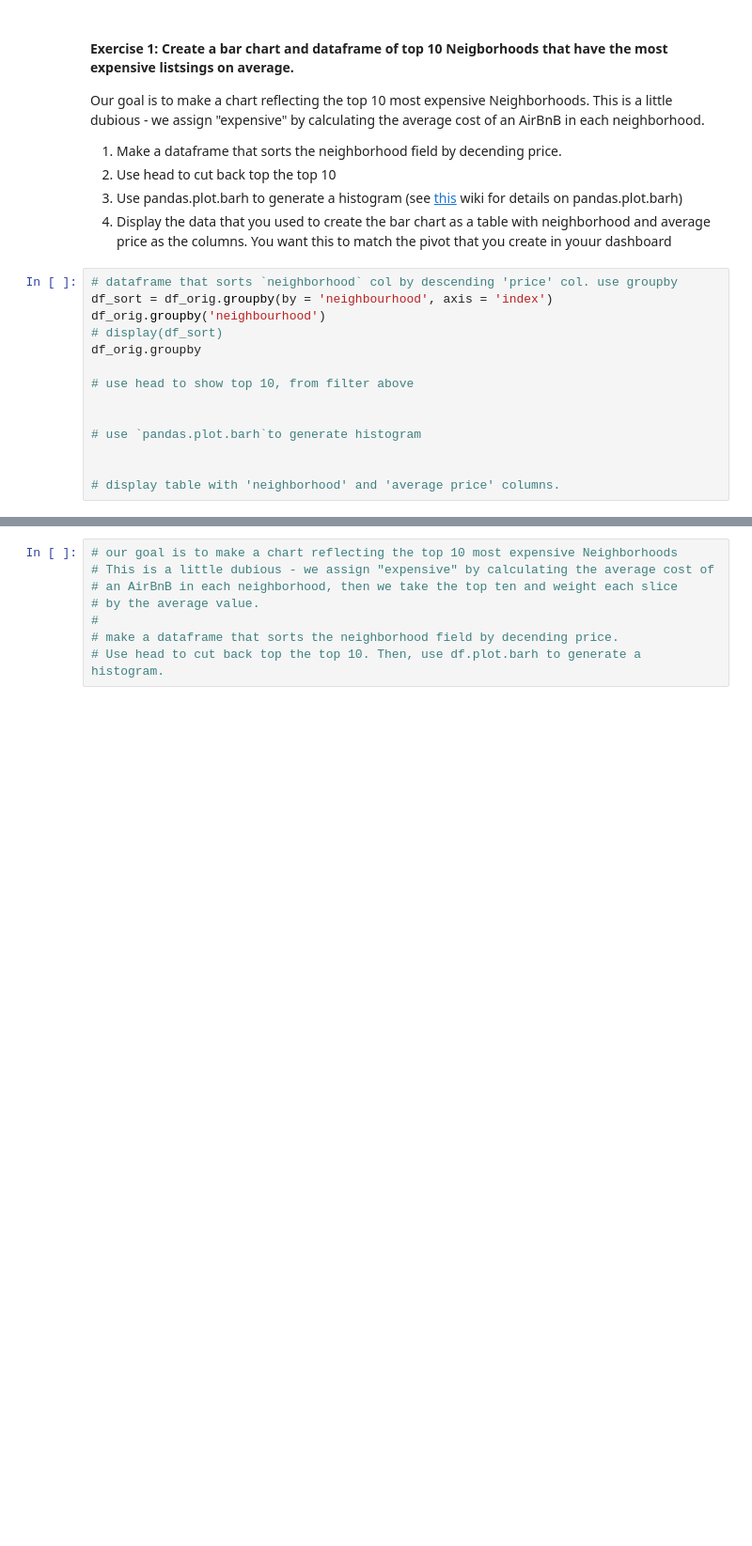
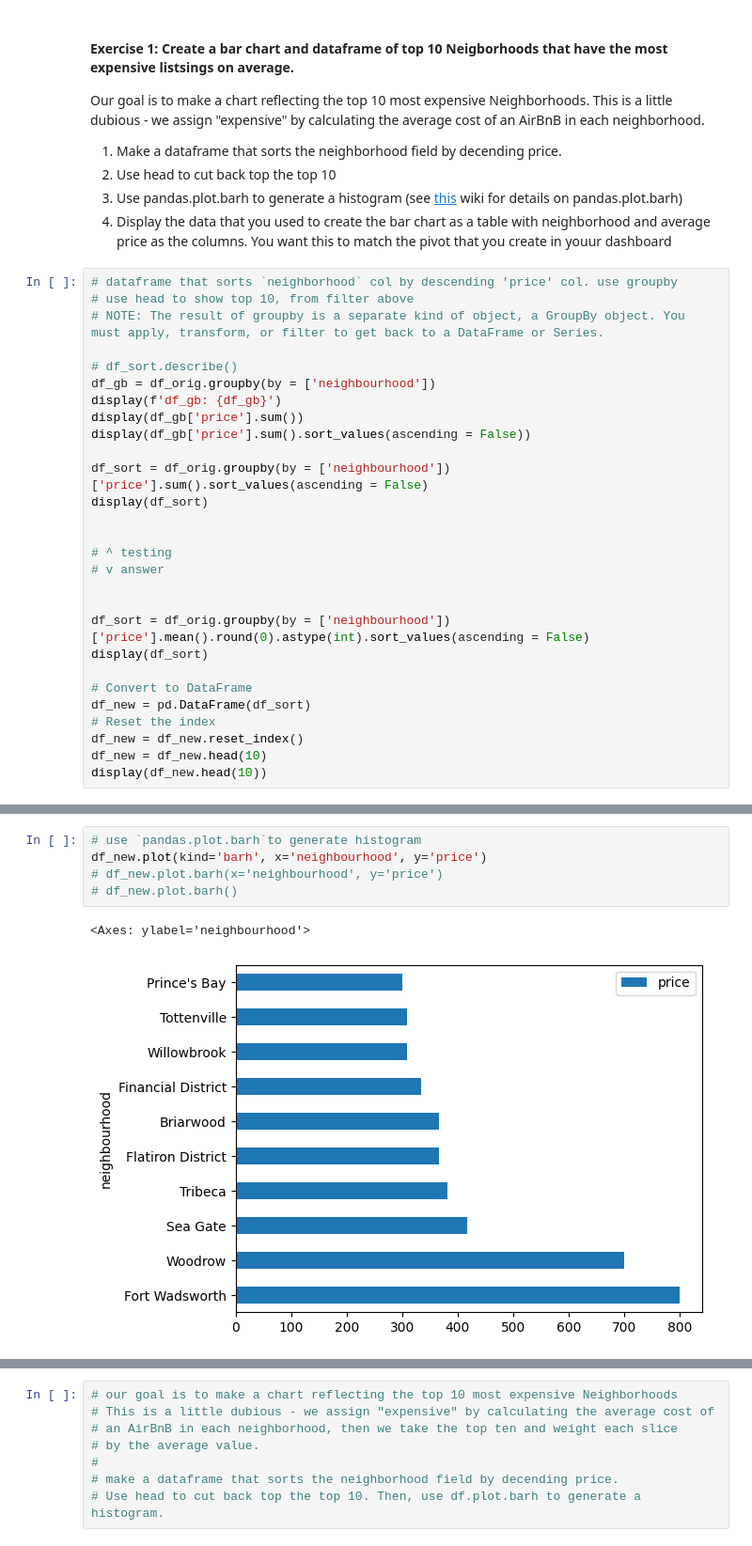
Before and after one commit to ayamonta/ds24-files, a Jupyter notebook: Week-03-Data_Analytics-Data_Viz-BI_tools/Exercise3-AT.ipynb, the cells around one changed output, grey strips where cells are left out. Shown: that part at 94% size. Cells and saved outputs as stored; diff of their text form; blank space fills up the shorter version.

```diff
--- a/Week-03-Data_Analytics-Data_Viz-BI_tools/Exercise3-AT.ipynb
+++ b/Week-03-Data_Analytics-Data_Viz-BI_tools/Exercise3-AT.ipynb
@@ -115,16 +111,30 @@ an AirBnB in each neighborhood.
 1. Display the data that you used to create the bar chart as a table with neighborhood and average price as the columns.  You want this to match the pivot that you create in youur dashboard
 # %%
 # dataframe that sorts `neighborhood` col by descending 'price' col. use groupby
-df_sort = df_orig.groupby(by = 'neighbourhood', axis = 'index')
-df_orig.groupby('neighbourhood')
-# display(df_sort)
-df_orig.groupby
+# use head to show top 10, from filter above
+# NOTE: The result of groupby is a separate kind of object, a GroupBy object. You must apply, transform, or filter to get back to a DataFrame or Series.
 
-# use head to show top 10, from filter above
+# df_sort.describe()
+df_gb = df_orig.groupby(by = ['neighbourhood'])
+display(f'df_gb: {df_gb}')
+display(df_gb['price'].sum())
+display(df_gb['price'].sum().sort_values(ascending = False))
+
+df_sort = df_orig.groupby(by = ['neighbourhood'])['price'].sum().sort_values(ascending = False)
+display(df_sort)
 
 
-# use `pandas.plot.barh`to generate histogram
+# ^ testing
+# v answer
 
 
-# display table with 'neighborhood' and 'average price' columns.
+df_sort = df_orig.groupby(by = ['neighbourhood'])['price'].mean().round(0).astype(int).sort_values(ascending = False)
+display(df_sort)
+
+# Convert to DataFrame
+df_new = pd.DataFrame(df_sort)
+# Reset the index
+df_new = df_new.reset_index()
+df_new = df_new.head(10)
+display(df_new.head(10))
 # %% [output]
@@ -147,0 +205,8 @@ Type:      method
+# %%
+# use `pandas.plot.barh`to generate histogram
+df_new.plot(kind='barh', x='neighbourhood', y='price')
+# df_new.plot.barh(x='neighbourhood', y='price')
+# df_new.plot.barh()
+# %% [output]
+<Axes: ylabel='neighbourhood'>
+[figure, added]
```
Also changed, not shown: parts of 6 cells of this notebook, 1 other file.
